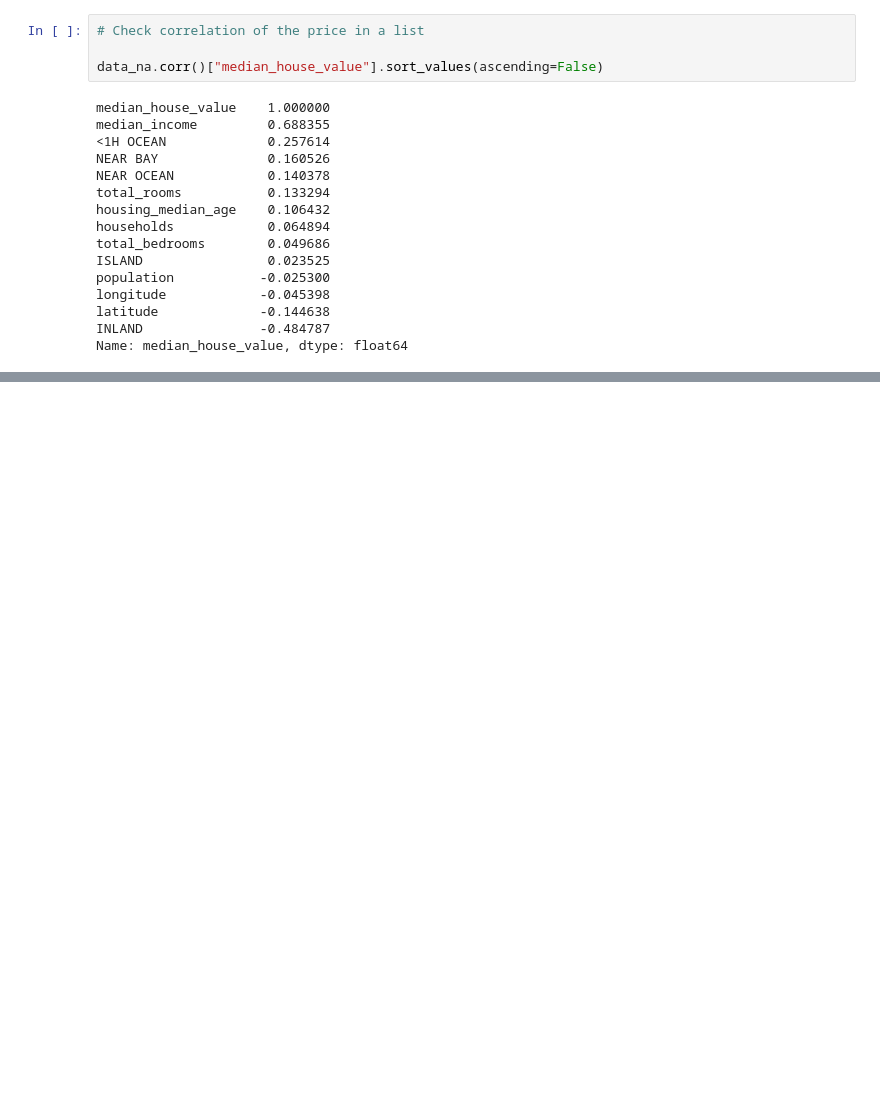
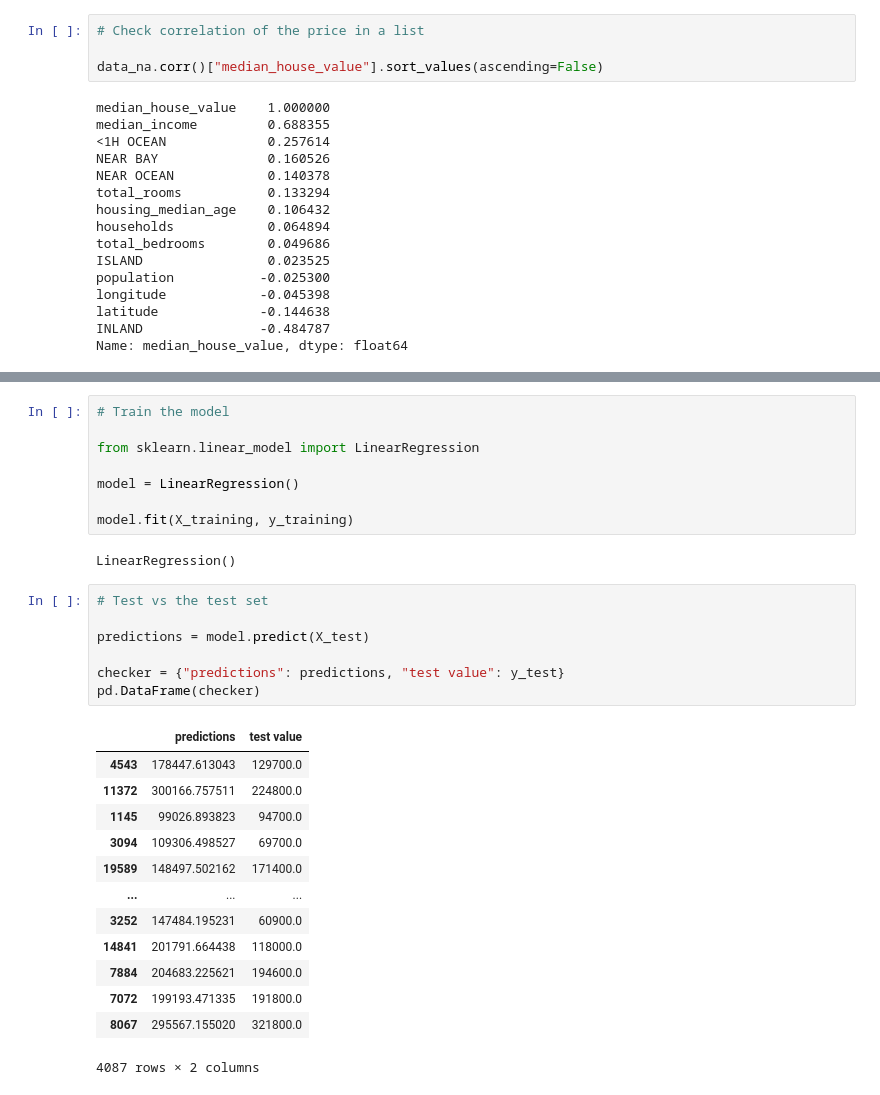
Before and after one commit to damacri86/Linear-regression, a Jupyter notebook: linear_regression_houses.ipynb, the cells around one changed output, grey strips where cells are left out. Cells and saved outputs as stored; diff of their text form; blank space fills up the shorter version.

```diff
--- a/linear_regression_houses.ipynb
+++ b/linear_regression_houses.ipynb
@@ -188,0 +206,31 @@ Name: median_house_value, dtype: float64
+# %%
+# Train the model
+
+from sklearn.linear_model import LinearRegression
+
+model = LinearRegression()
+
+model.fit(X_training, y_training)
+# %% [output]
+LinearRegression()
+# %%
+# Test vs the test set
+
+predictions = model.predict(X_test)
+
+checker = {"predictions": predictions, "test value": y_test}
+pd.DataFrame(checker)
+# %% [output]
+|  | predictions | test value |
+| 4543 | 178447.613043 | 129700.0 |
+| 11372 | 300166.757511 | 224800.0 |
+| 1145 | 99026.893823 | 94700.0 |
+| 3094 | 109306.498527 | 69700.0 |
+| 19589 | 148497.502162 | 171400.0 |
+| ... | ... | ... |
+| 3252 | 147484.195231 | 60900.0 |
+| 14841 | 201791.664438 | 118000.0 |
+| 7884 | 204683.225621 | 194600.0 |
+| 7072 | 199193.471335 | 191800.0 |
+| 8067 | 295567.155020 | 321800.0 |
+4087 rows × 2 columns
```
Also changed, not shown: parts of 5 cells of this notebook.
